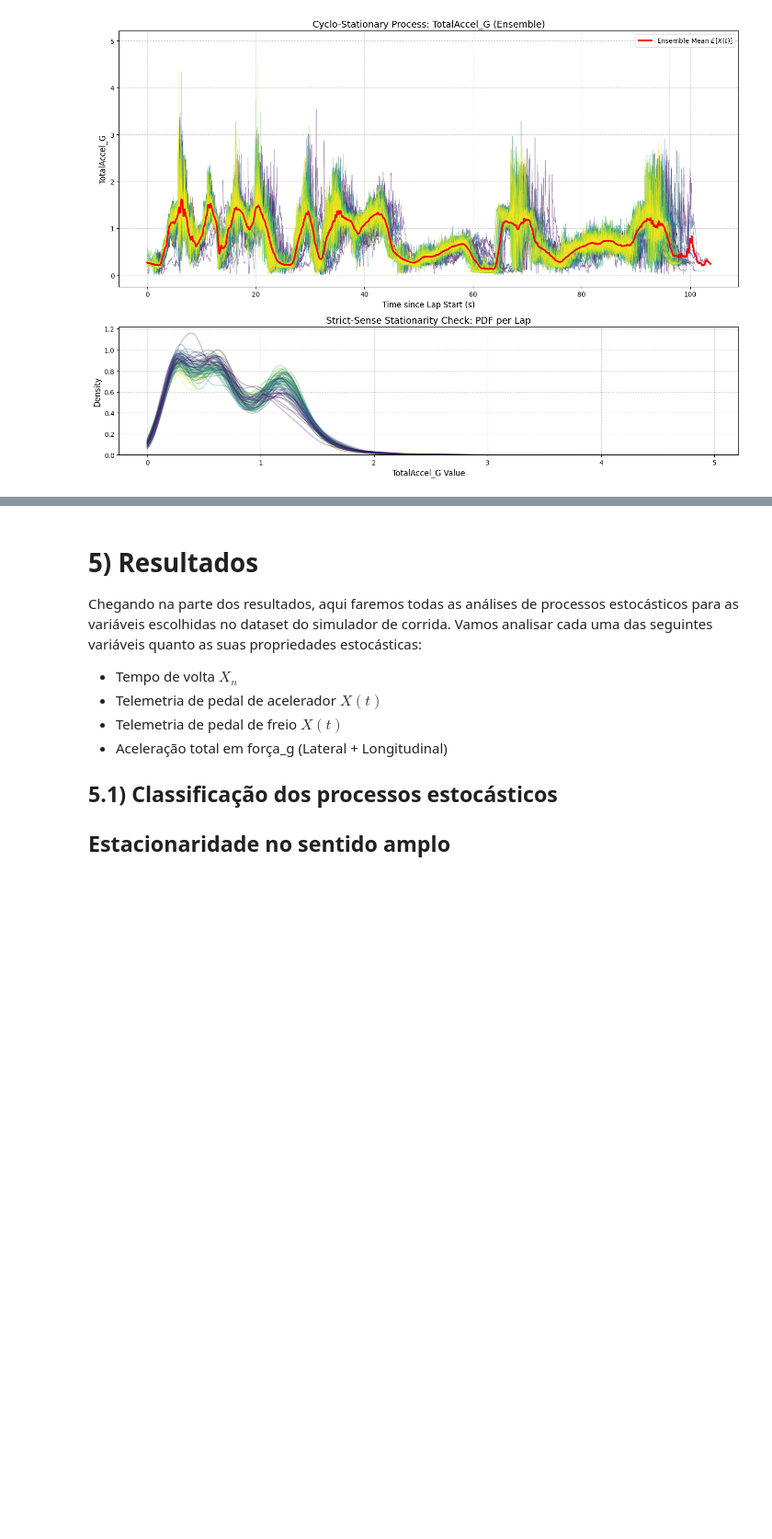
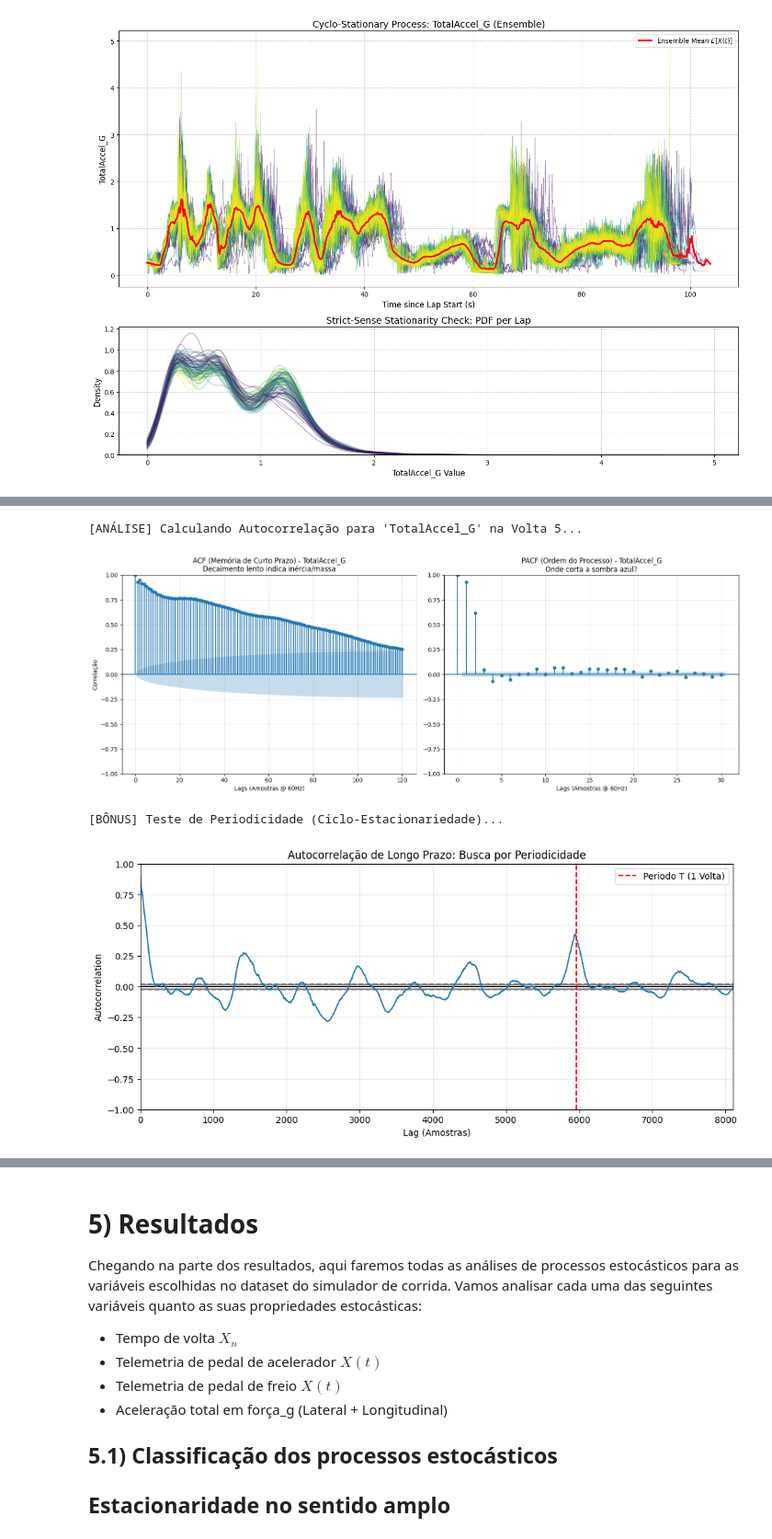
Before and after one commit to TomazFilgueira/PPGEEC2317---SISTEMAS-PROBABIL-STICOS, a Jupyter notebook: processos_estocasticos/simracing_processos_estocasticos.ipynb, the cells around one changed output, grey strips where cells are left out. Shown at 92% size. Saved outputs shown, nothing was run; the diff lists cells and outputs as text; code cells hidden in the pictures; blank space fills up the shorter version.

```diff
--- a/processos_estocasticos/simracing_processos_estocasticos.ipynb
+++ b/processos_estocasticos/simracing_processos_estocasticos.ipynb
@@ -719,0 +832,78 @@ Name: SessionTime, dtype: float64
+# %%
+import matplotlib.pyplot as plt
+from statsmodels.graphics.tsaplots import plot_acf, plot_pacf
+
+def analyze_acceleration_autocorrelation(df, target_col='TotalAccel_G', lap_to_analyze=None):
+    """
+    Analisa a Autocorrelação (ACF) e Autocorrelação Parcial (PACF)
+    para um sinal contínuo de telemetria.
+    """
+    # 1. Seleção de Dados
+    # Se nenhuma volta for especificada, pegamos a volta mais rápida como exemplo representativo
+    if lap_to_analyze is None:
+        # Tenta pegar a volta mais rápida baseada no SessionTime (menor delta)
+        # Ou simplesmente pega uma volta do meio (ex: 5) para garantir estabilidade
+        lap_to_analyze = 5
+
+    print(f"[ANÁLISE] Calculando Autocorrelação para '{target_col}' na Volta {lap_to_analyze}...")
+
+    # Filtrar dados da volta
+    lap_data = df[df['Lap'] == lap_to_analyze].copy()
+
+    if lap_data.empty:
+        print("[ERRO] Volta não encontrada.")
+        return
+
+    series = lap_data[target_col]
+
+    # --- PLOTAGEM ---
+    fig, axes = plt.subplots(1, 2, figsize=(16, 6))
+
+    # 2. SHORT-TERM MEMORY (Inércia Física)
+    # Lags: 60Hz * 2s = 120 lags (Olhar 2 segundos para trás)
+    # Isso mostra a "Ordem" do processo dinâmico
+    plot_acf(series, ax=axes[0], lags=120, alpha=0.05,
+             title=f'ACF (Memória de Curto Prazo) - {target_col}\nDecaimento lento indica inércia/massa')
+    axes[0].set_xlabel('Lags (Amostras @ 60Hz)')
+    axes[0].set_ylabel('Correlação')
+    axes[0].grid(True, alpha=0.3)
+
+    # 3. PARTIAL AUTOCORRELATION (Ordem do Processo)
+    # A PACF remove a influência intermediária. Onde ela corta para zero é a "Ordem" real.
+    # Usamos menos lags (ex: 30 = 0.5s) para focar na ordem imediata
+    plot_pacf(series, ax=axes[1], lags=30, method='ywm',
+              title=f'PACF (Ordem do Processo) - {target_col}\nOnde corta a sombra azul?')
+    axes[1].set_xlabel('Lags (Amostras @ 60Hz)')
+    axes[1].grid(True, alpha=0.3)
+
+    plt.tight_layout()
+    plt.show()
+
+    # --- BÔNUS: LONG-TERM (Periodicidade) ---
+    # Para provar Ciclo-Estacionariedade, precisamos ver se correlaciona com a MESMA curva na próxima volta.
+    # Vamos pegar 2 voltas consecutivas para isso.
+    print("\n[BÔNUS] Teste de Periodicidade (Ciclo-Estacionariedade)...")
+    two_laps = df[df['Lap'].isin([lap_to_analyze, lap_to_analyze+1])][target_col]
+
+    plt.figure(figsize=(12, 5))
+    # Lag máximo = tamanho de uma volta média (em amostras)
+    # Ex: 1m30s * 60Hz = ~5400 amostras. Vamos plotar até 6000.
+    samples_per_lap = int(90 * 60) # Aprox 90s
+
+    pd.plotting.autocorrelation_plot(two_laps)
+    plt.title(f'Autocorrelação de Longo Prazo: Busca por Periodicidade')
+    plt.xlabel('Lag (Amostras)')
+    plt.xlim(0, samples_per_lap * 1.5) # Zoom para ver o primeiro pico de volta
+    plt.grid(True, alpha=0.3)
+
+    # Adicionar linha vertical estimada onde deveria ser a volta completa
+    plt.axvline(x=len(series), color='red', linestyle='--', label='Periodo T (1 Volta)')
+    plt.legend()
+    plt.show()
+
+analyze_acceleration_autocorrelation(df_selected, target_col='TotalAccel_G', lap_to_analyze=5)
+# %% [output]
+[ANÁLISE] Calculando Autocorrelação para 'TotalAccel_G' na Volta 5...
+[figure, added]
+[BÔNUS] Teste de Periodicidade (Ciclo-Estacionariedade)...
+[figure, added]
```
Also changed, not shown: parts of 21 cells of this notebook.
